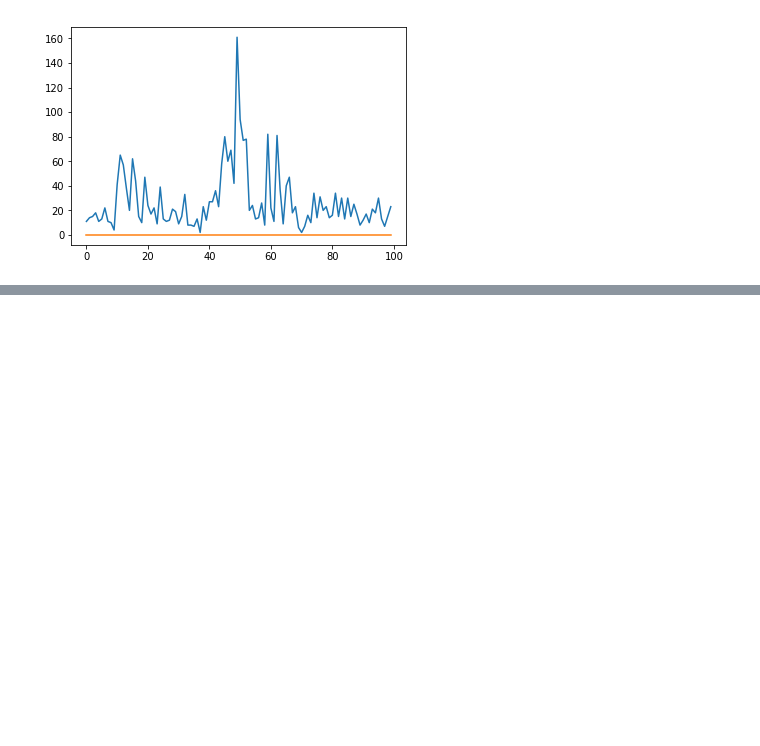
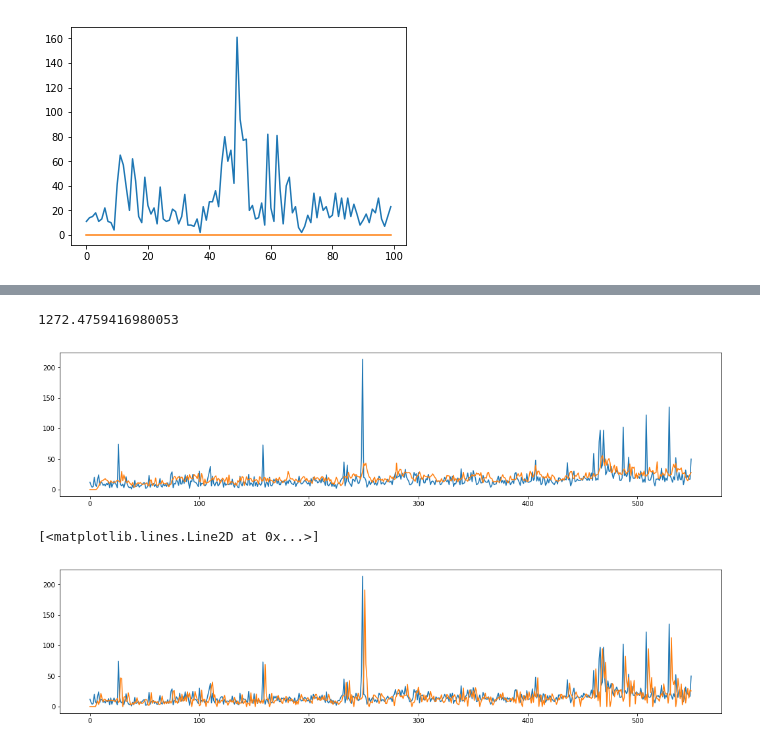
Before and after one commit to tavishcode/fyp, a Jupyter notebook: wiki_test2.ipynb, the cells around one changed output, grey strips where cells are left out. Drawn from its saved outputs; the diff is of its cells as text; code cells hidden in the pictures; blank space fills up the shorter version.

```diff
--- a/wiki_test2.ipynb
+++ b/wiki_test2.ipynb
@@ -407,0 +426,6 @@ plt.show()
+# %%
+fig_size = plt.rcParams["figure.figsize"]
+# print("Current size:", fig_size)
+fig_size[0] = 18
+fig_size[1] = 4
+plt.rcParams["figure.figsize"] = fig_size
@@ -407,0 +508,12 @@ plt.show()
+# %%
+print(mse(preds[:, 1:],arr[:, 1:]))
+plt.plot(arr[5][:])
+plt.plot(preds[5][:])
+plt.show()
+plt.plot(arr[5][:])
+plt.plot(decoded_data[5][:])
+# %% [output]
+1272.4759416980053
+[figure, added]
+[<matplotlib.lines.Line2D at 0x...>]
+[figure, added]
```
Also changed, not shown: parts of 11 cells of this notebook.
